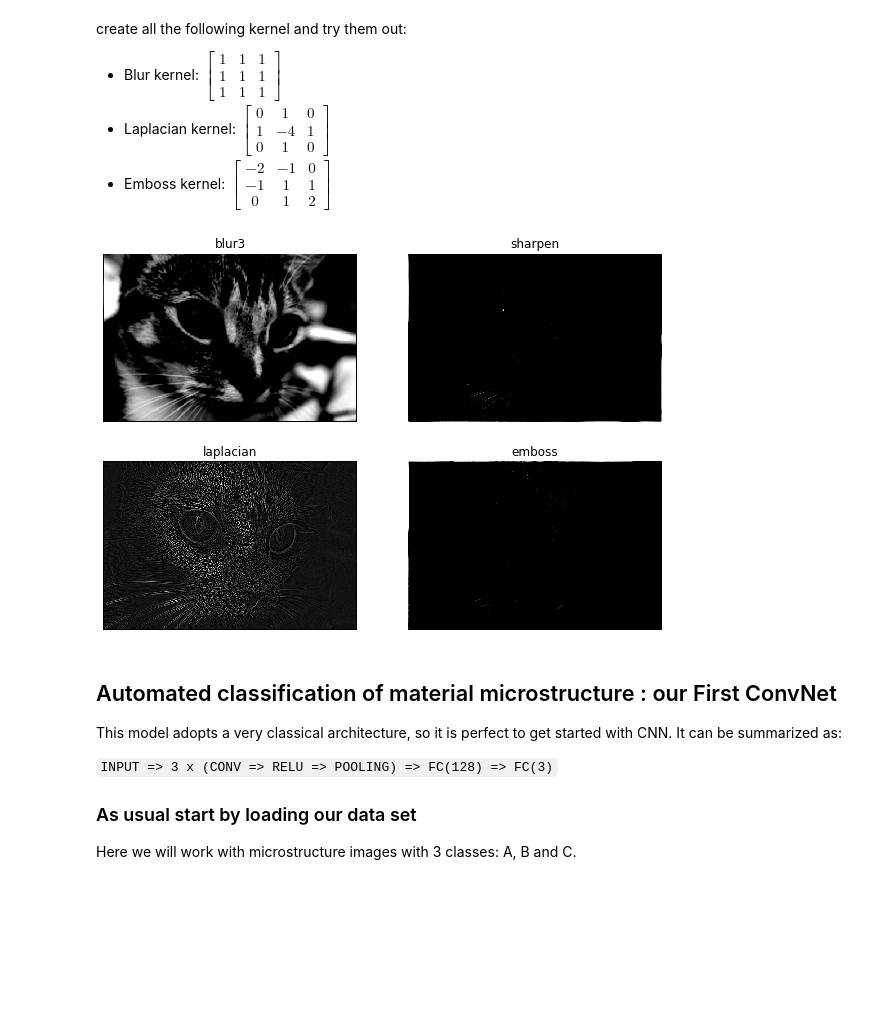
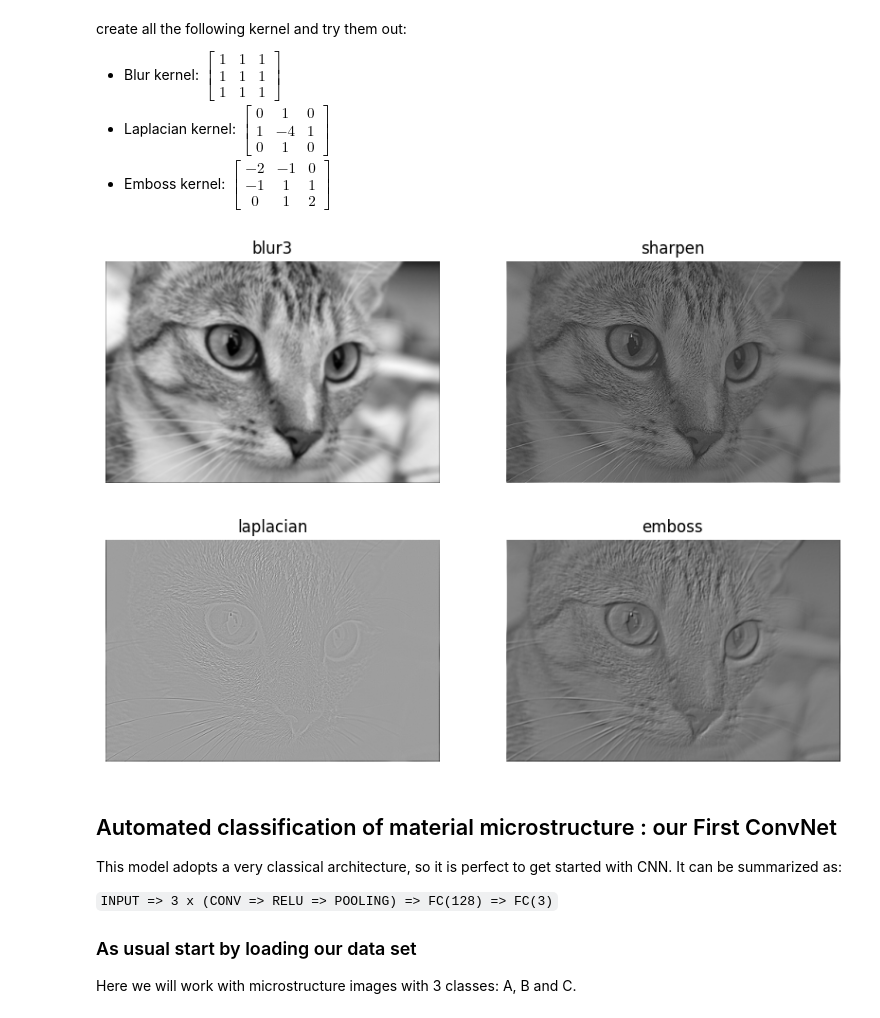
Before and after one commit to heprom/cvml, a Jupyter notebook: corrections/CNN_cor.ipynb, the cells around one changed output. Saved outputs shown, nothing was run; the diff lists cells and outputs as text; code cells hidden in the pictures; blank space fills up the shorter version.

```diff
--- a/corrections/CNN_cor.ipynb
+++ b/corrections/CNN_cor.ipynb
@@ -152,14 +147,14 @@ kernel_labels = ['blur3', 'sharpen', 'laplacian', 'emboss']
 # %%
 fig = plt.figure(figsize=(10, 7))
 for i in range(len(kernels)):
     ax = plt.subplot(2, 2, i + 1)
     convolution = convolve(cat, kernels[i])
-    plt.imshow(convolution, cmap=cm.gray, vmin=0.6, vmax=0.9)
+    plt.imshow(convolution, cmap=cm.gray)
     plt.title(kernel_labels[i])
     plt.axis('off')
 plt.show()
 # %% [output]
-[figure, old version]
+[figure, new version]
 # %% [markdown]
 ## Automated classification of material microstructure : our First ConvNet
 
```
Also changed, not shown: parts of 13 cells of this notebook, 1 other file.
